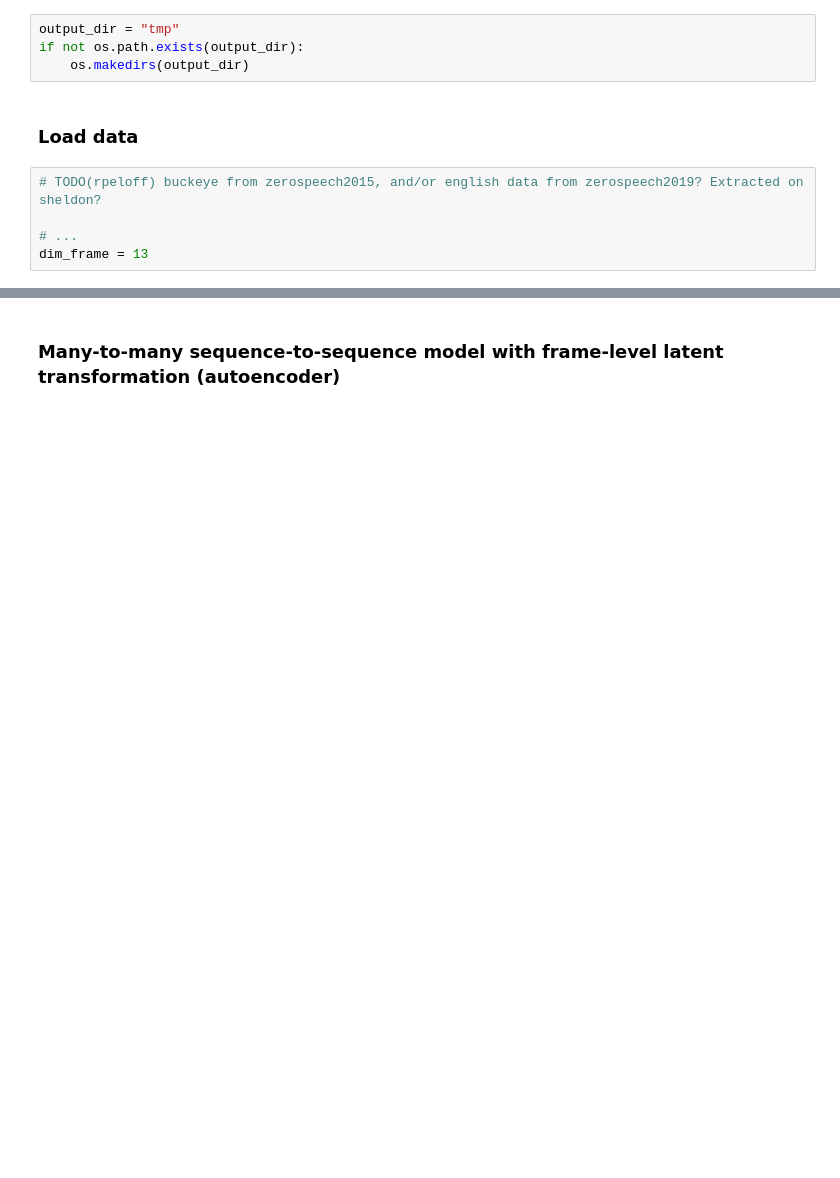
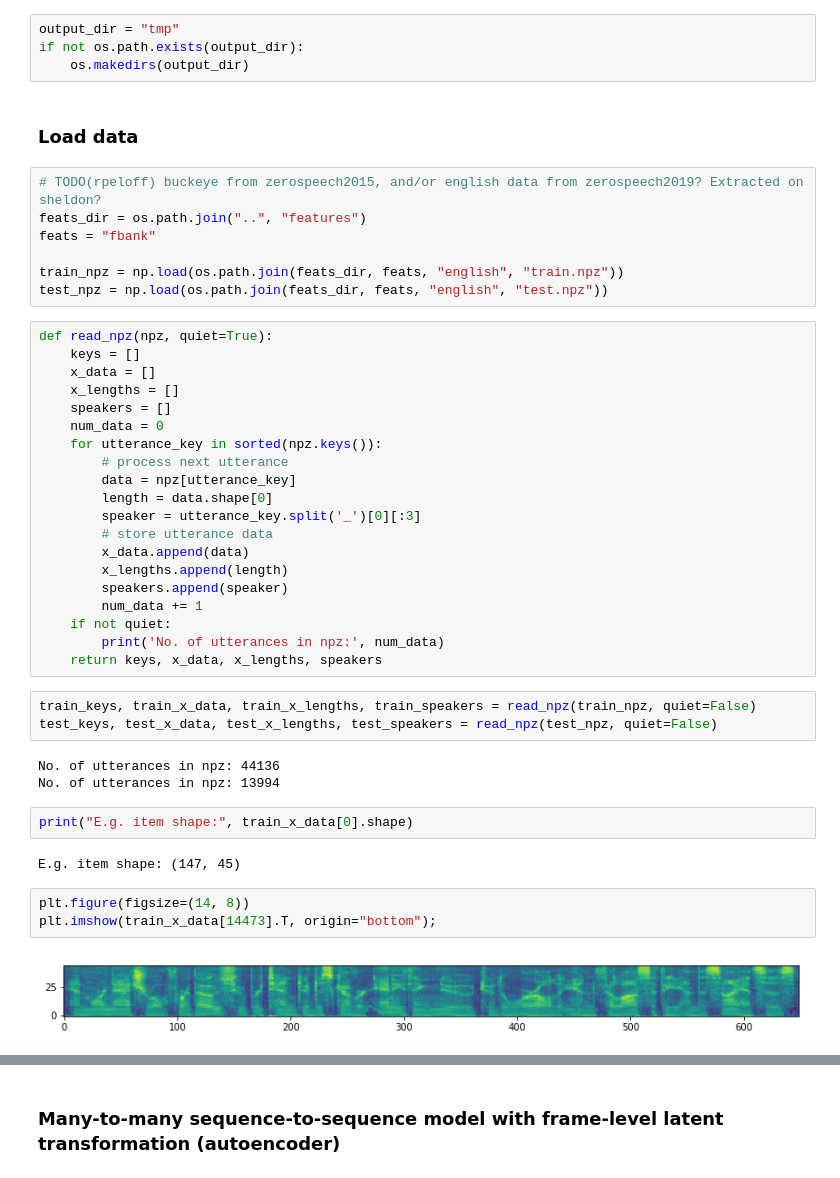
Before and after one commit to kamperh/suzerospeech2019, a Jupyter notebook: notebooks/19_02_01_RPE_example_vq-vae_and_cat-vae.ipynb, the cells around one changed output, grey strips where cells are left out. Saved outputs shown, nothing was run; the diff lists cells and outputs as text; blank space fills up the shorter version.

Commit message:
Add HK training script; train seq2seq autoencoder on sz2019 data

```diff
--- a/notebooks/19_02_01_RPE_example_vq-vae_and_cat-vae.ipynb
+++ b/notebooks/19_02_01_RPE_example_vq-vae_and_cat-vae.ipynb
@@ -41,6 +46,43 @@ if not os.path.exists(output_dir):
 ### Load data
 # %%
 # TODO(rpeloff) buckeye from zerospeech2015, and/or english data from zerospeech2019? Extracted on sheldon?
+feats_dir = os.path.join("..", "features")
+feats = "fbank"
 
-# ...
-dim_frame = 13
+train_npz = np.load(os.path.join(feats_dir, feats, "english", "train.npz"))
+test_npz = np.load(os.path.join(feats_dir, feats, "english", "test.npz"))
+# %%
+def read_npz(npz, quiet=True):
+    keys = []
+    x_data = []
+    x_lengths = []
+    speakers = []
+    num_data = 0
+    for utterance_key in sorted(npz.keys()):
+        # process next utterance
+        data = npz[utterance_key]
+        length = data.shape[0]
+        speaker = utterance_key.split('_')[0][:3]
+        # store utterance data
+        x_data.append(data)
+        x_lengths.append(length)
+        speakers.append(speaker)
+        num_data += 1
+    if not quiet:
+        print('No. of utterances in npz:', num_data)
+    return keys, x_data, x_lengths, speakers
+# %%
+train_keys, train_x_data, train_x_lengths, train_speakers = read_npz(train_npz, quiet=False)
+test_keys, test_x_data, test_x_lengths, test_speakers = read_npz(test_npz, quiet=False)
+# %% [output]
+No. of utterances in npz: 44136
+No. of utterances in npz: 13994
+# %%
+print("E.g. item shape:", train_x_data[0].shape)
+# %% [output]
+E.g. item shape: (147, 45)
+# %%
+plt.figure(figsize=(14, 8))
+plt.imshow(train_x_data[14473].T, origin="bottom");
+# %% [output]
+[figure, added]
```
Also changed, not shown: parts of 15 cells of this notebook, 2 other files.
